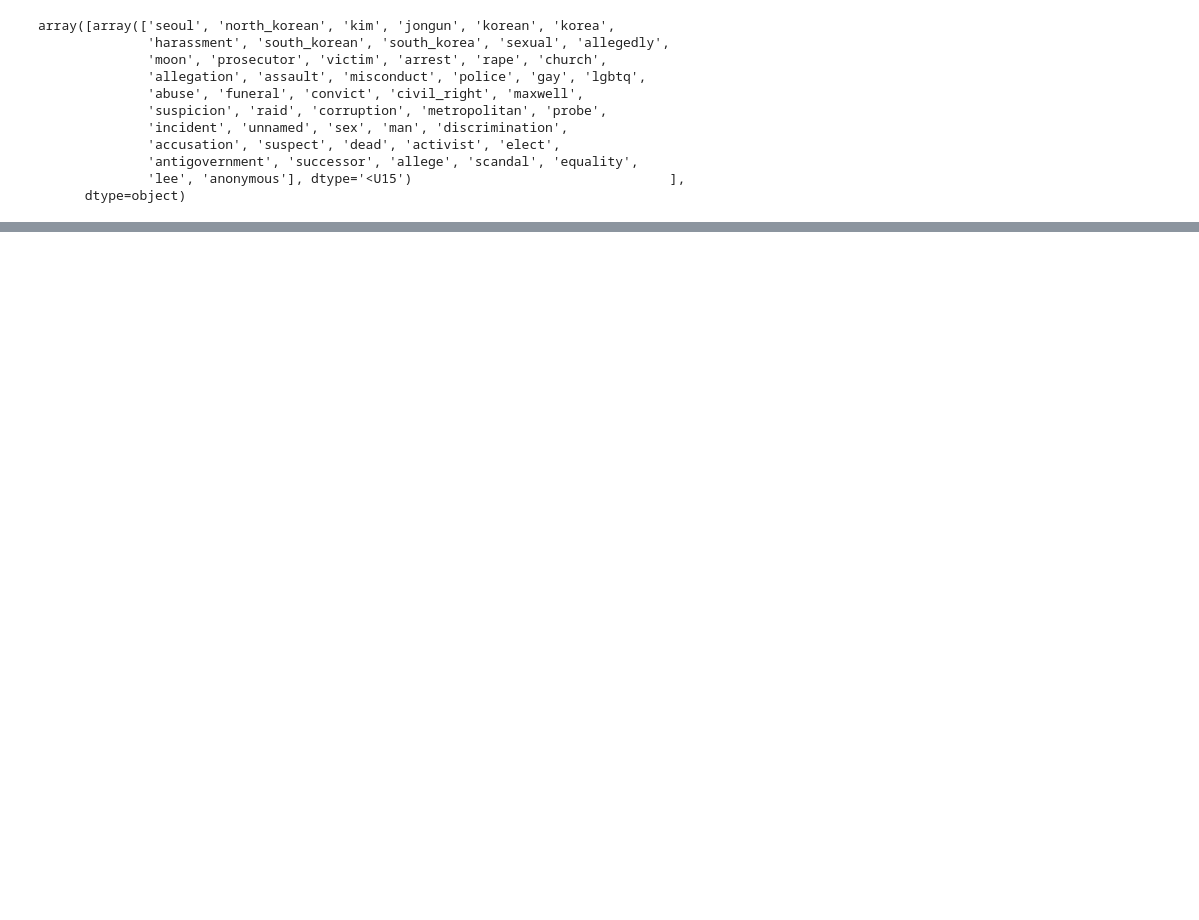
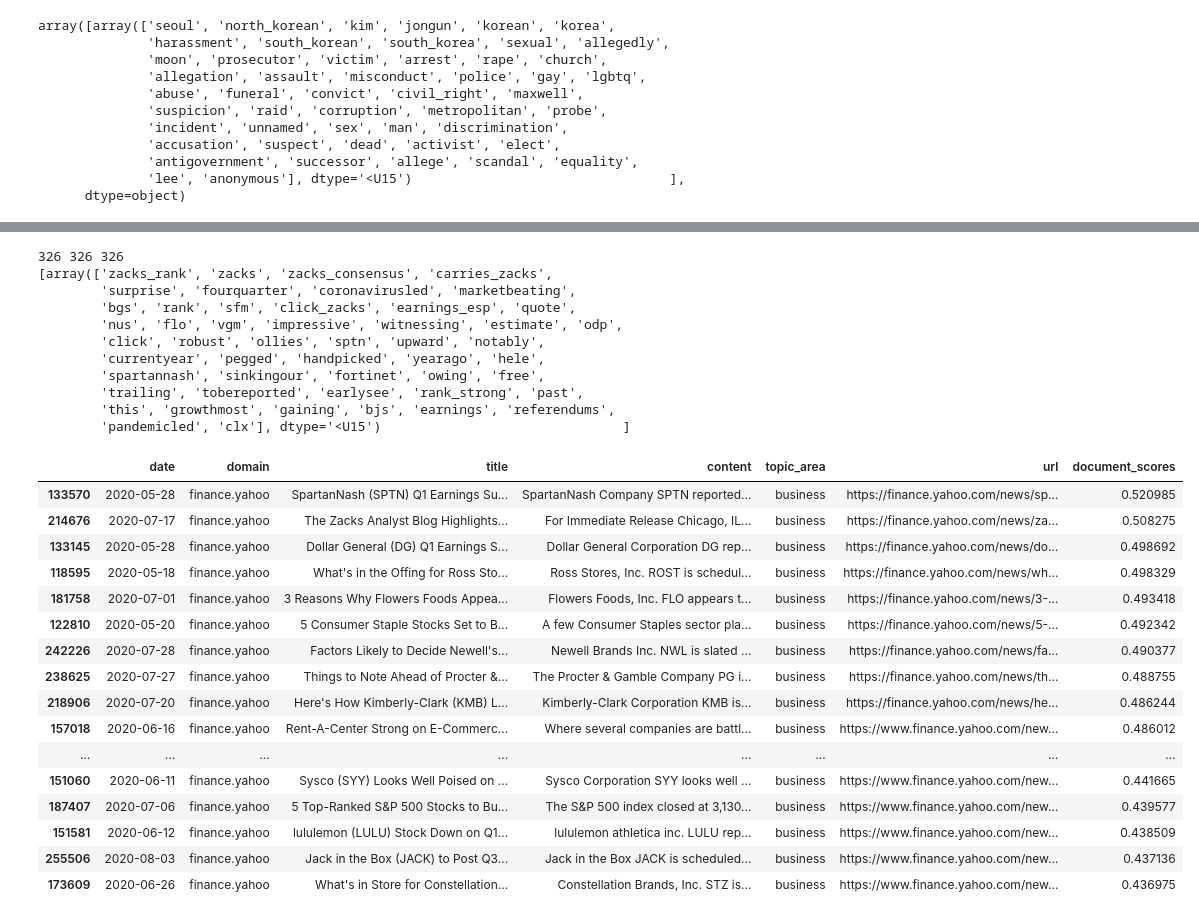
Before and after one commit to TraceyEtheridge/Thesis, a Jupyter notebook: Topic_Modelling_Top2Vec.ipynb, the cells around one changed output, grey strips where cells are left out. Drawn from its saved outputs; the diff is of its cells as text; code cells hidden in the pictures; blank space fills up the shorter version.

```diff
--- a/Topic_Modelling_Top2Vec.ipynb
+++ b/Topic_Modelling_Top2Vec.ipynb
@@ -3398,0 +3985,4 @@ Name: 334181, dtype: object
+# %%
+# NER File
+df_ner = pd.read_pickle('./data/df_ner_matched_210913.pickle')
+print(len(df_ner))
@@ -3398,0 +4014,8 @@ Name: 334181, dtype: object
+# %%
+df_ind = df_comp[df_comp['industry'] == 'Consumer Staples']
+#df_ind = df_ind[df_ind['domain'] != 'marketscreener']
+df_ind = df_ind.drop(['filtered_names_match', 'industry', 'subindustry', 'ticker_symbol'], axis=1)
+df_ind = df_ind.drop_duplicates()
+#df_ind.to_pickle('data/df_industry.pickle')
+#df_ind = pd.read_pickle('data/df_industry.pickle')
+len(list(df_ind['content_processed']))
@@ -3398,0 +4029,2 @@ Name: 334181, dtype: object
+# %%
+model = Top2Vec.load('top2vec_deep_ind_consumer_staples.model')
@@ -3398,0 +4066,14 @@ Name: 334181, dtype: object
+# %%
+topic_words, word_scores, topic_ids = model.get_topics(model.get_num_topics())
+topic_sizes, topic_ids = model.get_topic_sizes()
+df_topics = pd.DataFrame(data=zip(topic_ids, topic_sizes, topic_words, word_scores), columns=['topic_id', 'topic_sizes', 'topic_words', 'word_scores'])
+
+# add doc id's
+df_topics['doc_ids'] = ''
+for topic_idx, topic_size in enumerate(df_topics['topic_sizes']):
+    documents, document_scores, document_ids = model.search_documents_by_topic(topic_num=topic_idx, num_docs=topic_size)
+    df_idx = df_ind.iloc[document_ids].index.values
+    df_topics['doc_ids'].at[topic_idx] = df_idx
+print(df_topics['topic_sizes'].sum())
+
+#df_topics.to_pickle("df_topics_top2vec_vocab_limit.pickle")
@@ -3398,0 +4098,46 @@ Name: 334181, dtype: object
+# %%
+# covid entertainment finance other politics sport | company_specific
+
+topic_num = 2
+num_docs = df_topics[df_topics['topic_id'] == topic_num]['topic_sizes'].values[0]
+documents, document_scores, document_ids = model.search_documents_by_topic(topic_num=topic_num, num_docs=num_docs)
+
+result_df = df_ind.iloc[document_ids].copy()
+result_df["document_scores"] = document_scores
+#result_df = result_df[result_df["document_scores"] >=0.5]
+
+covid_mention = (result_df['content'].str.lower().str.contains('coronavirus') | result_df['content'].str.lower().str.contains('covid')).sum()
+print(num_docs, len(result_df), covid_mention)
+
+print(df_topics[df_topics['topic_id'] == topic_num]['topic_words'].values)
+
+result_df[:50][['date', 'domain', 'title', 'content', 'topic_area', 'url', 'document_scores']]
+# %% [output]
+326 326 326
+[array(['zacks_rank', 'zacks', 'zacks_consensus', 'carries_zacks',
+        'surprise', 'fourquarter', 'coronavirusled', 'marketbeating',
+        'bgs', 'rank', 'sfm', 'click_zacks', 'earnings_esp', 'quote',
+        'nus', 'flo', 'vgm', 'impressive', 'witnessing', 'estimate', 'odp',
+        'click', 'robust', 'ollies', 'sptn', 'upward', 'notably',
+        'currentyear', 'pegged', 'handpicked', 'yearago', 'hele',
+        'spartannash', 'sinkingour', 'fortinet', 'owing', 'free',
+        'trailing', 'tobereported', 'earlysee', 'rank_strong', 'past',
+        'this', 'growthmost', 'gaining', 'bjs', 'earnings', 'referendums',
+        'pandemicled', 'clx'], dtype='<U15')                               ]
+|  | date | domain | title | content | topic_area | url | document_scores |
+| 133570 | 2020-05-28 | finance.yahoo | SpartanNash (SPTN) Q1 Earnings Su... | SpartanNash Company SPTN reported... | business | https://finance.yahoo.com/news/sp... | 0.520985 |
+| 214676 | 2020-07-17 | finance.yahoo | The Zacks Analyst Blog Highlights... | For Immediate Release Chicago, IL... | business | https://finance.yahoo.com/news/za... | 0.508275 |
+| 133145 | 2020-05-28 | finance.yahoo | Dollar General (DG) Q1 Earnings S... | Dollar General Corporation DG rep... | business | https://finance.yahoo.com/news/do... | 0.498692 |
+| 118595 | 2020-05-18 | finance.yahoo | What's in the Offing for Ross Sto... | Ross Stores, Inc. ROST is schedul... | business | https://finance.yahoo.com/news/wh... | 0.498329 |
+| 181758 | 2020-07-01 | finance.yahoo | 3 Reasons Why Flowers Foods Appea... | Flowers Foods, Inc. FLO appears t... | business | https://finance.yahoo.com/news/3-... | 0.493418 |
+| 122810 | 2020-05-20 | finance.yahoo | 5 Consumer Staple Stocks Set to B... | A few Consumer Staples sector pla... | business | https://finance.yahoo.com/news/5-... | 0.492342 |
+| 242226 | 2020-07-28 | finance.yahoo | Factors Likely to Decide Newell's... | Newell Brands Inc. NWL is slated ... | business | https://finance.yahoo.com/news/fa... | 0.490377 |
+| 238625 | 2020-07-27 | finance.yahoo | Things to Note Ahead of Procter &... | The Procter & Gamble Company PG i... | business | https://finance.yahoo.com/news/th... | 0.488755 |
+| 218906 | 2020-07-20 | finance.yahoo | Here's How Kimberly-Clark (KMB) L... | Kimberly-Clark Corporation KMB is... | business | https://finance.yahoo.com/news/he... | 0.486244 |
+| 157018 | 2020-06-16 | finance.yahoo | Rent-A-Center Strong on E-Commerc... | Where several companies are battl... | business | https://www.finance.yahoo.com/new... | 0.486012 |
+| ... | ... | ... | ... | ... | ... | ... | ... |
+| 151060 | 2020-06-11 | finance.yahoo | Sysco (SYY) Looks Well Poised on ... | Sysco Corporation SYY looks well ... | business | https://www.finance.yahoo.com/new... | 0.441665 |
+| 187407 | 2020-07-06 | finance.yahoo | 5 Top-Ranked S&P 500 Stocks to Bu... | The S&P 500 index closed at 3,130... | business | https://www.finance.yahoo.com/new... | 0.439577 |
+| 151581 | 2020-06-12 | finance.yahoo | lululemon (LULU) Stock Down on Q1... | lululemon athletica inc. LULU rep... | business | https://www.finance.yahoo.com/new... | 0.438509 |
+| 255506 | 2020-08-03 | finance.yahoo | Jack in the Box (JACK) to Post Q3... | Jack in the Box JACK is scheduled... | business | https://www.finance.yahoo.com/new... | 0.437136 |
+| 173609 | 2020-06-26 | finance.yahoo | What's in Store for Constellation... | Constellation Brands, Inc. STZ is... | business | https://www.finance.yahoo.com/new... | 0.436975 |
```
Also changed, not shown: parts of 84 cells of this notebook, 5 other files.
